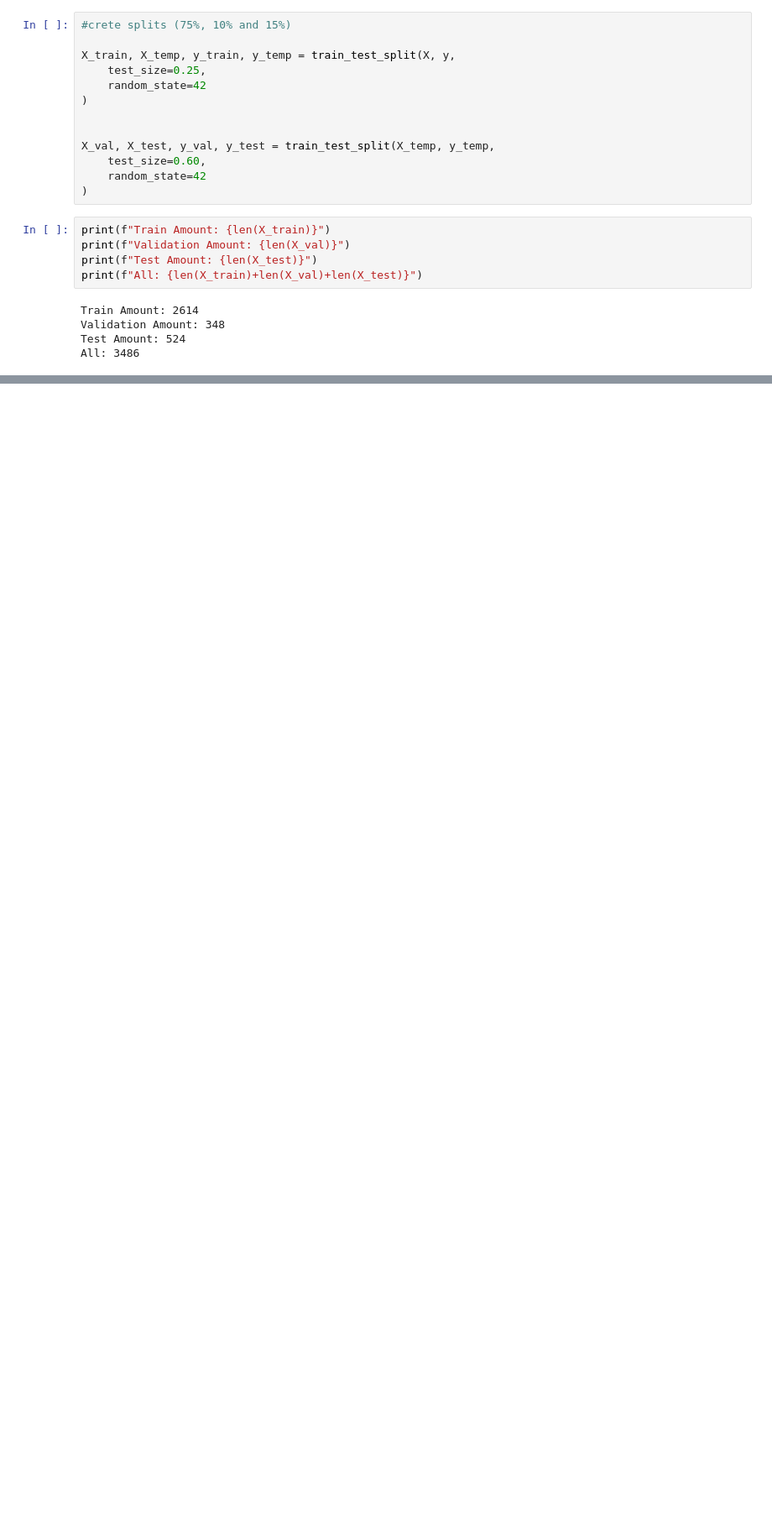
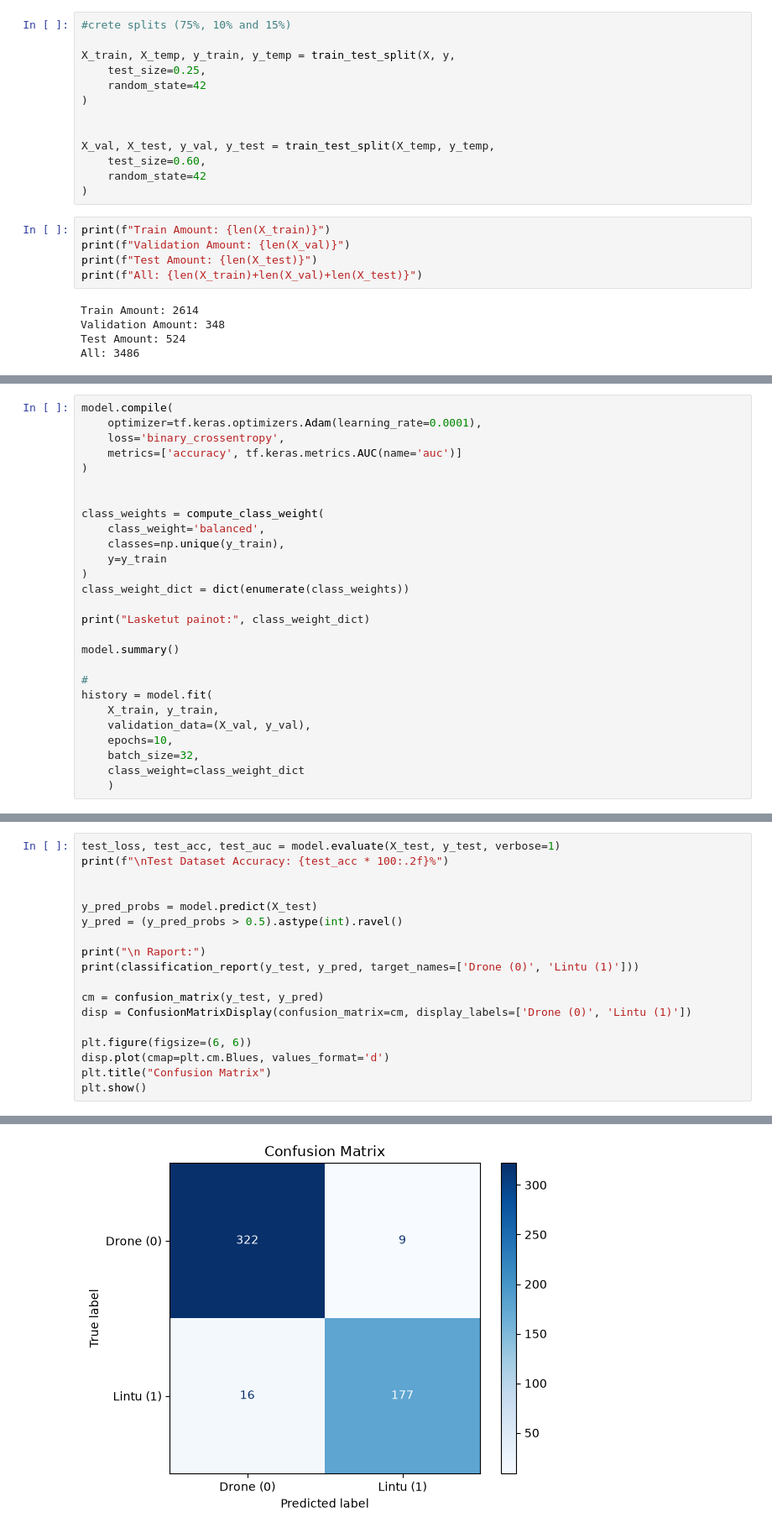
Before and after one commit to anonUserT/drone-vs-bird, a Jupyter notebook: dronevsbird.ipynb, the cells around one changed output, grey strips where cells are left out. Shown at 84% size. Drawn from its saved outputs; the diff is of its cells as text; blank space fills up the shorter version.

Commit message:
cnn version of dronevsbird

```diff
--- a/dronevsbird.ipynb
+++ b/dronevsbird.ipynb
@@ -117,0 +172,27 @@ All: 3486
+# %%
+model.compile(
+    optimizer=tf.keras.optimizers.Adam(learning_rate=0.0001),
+    loss='binary_crossentropy',
+    metrics=['accuracy', tf.keras.metrics.AUC(name='auc')]
+)
+
+
+class_weights = compute_class_weight(
+    class_weight='balanced',
+    classes=np.unique(y_train),
+    y=y_train
+)
+class_weight_dict = dict(enumerate(class_weights))
+
+print("Lasketut painot:", class_weight_dict)
+
+model.summary()
+
+#
+history = model.fit(
+    X_train, y_train,
+    validation_data=(X_val, y_val),
+    epochs=10,
+    batch_size=32,
+    class_weight=class_weight_dict
+    )
@@ -117,0 +242,19 @@ All: 3486
+# %%
+test_loss, test_acc, test_auc = model.evaluate(X_test, y_test, verbose=1)
+print(f"\nTest Dataset Accuracy: {test_acc * 100:.2f}%")
+
+
+y_pred_probs = model.predict(X_test)
+y_pred = (y_pred_probs > 0.5).astype(int).ravel()
+
+print("\n Raport:")
+print(classification_report(y_test, y_pred, target_names=['Drone (0)', 'Lintu (1)']))
+
+cm = confusion_matrix(y_test, y_pred)
+disp = ConfusionMatrixDisplay(confusion_matrix=cm, display_labels=['Drone (0)', 'Lintu (1)'])
+
+plt.figure(figsize=(6, 6))
+disp.plot(cmap=plt.cm.Blues, values_format='d')
+plt.title("Confusion Matrix")
+plt.show()
+# %% [output]
@@ -117,0 +276 @@ All: 3486
+[figure, added]
```
Also changed, not shown: parts of 7 cells of this notebook, 2 other files.
